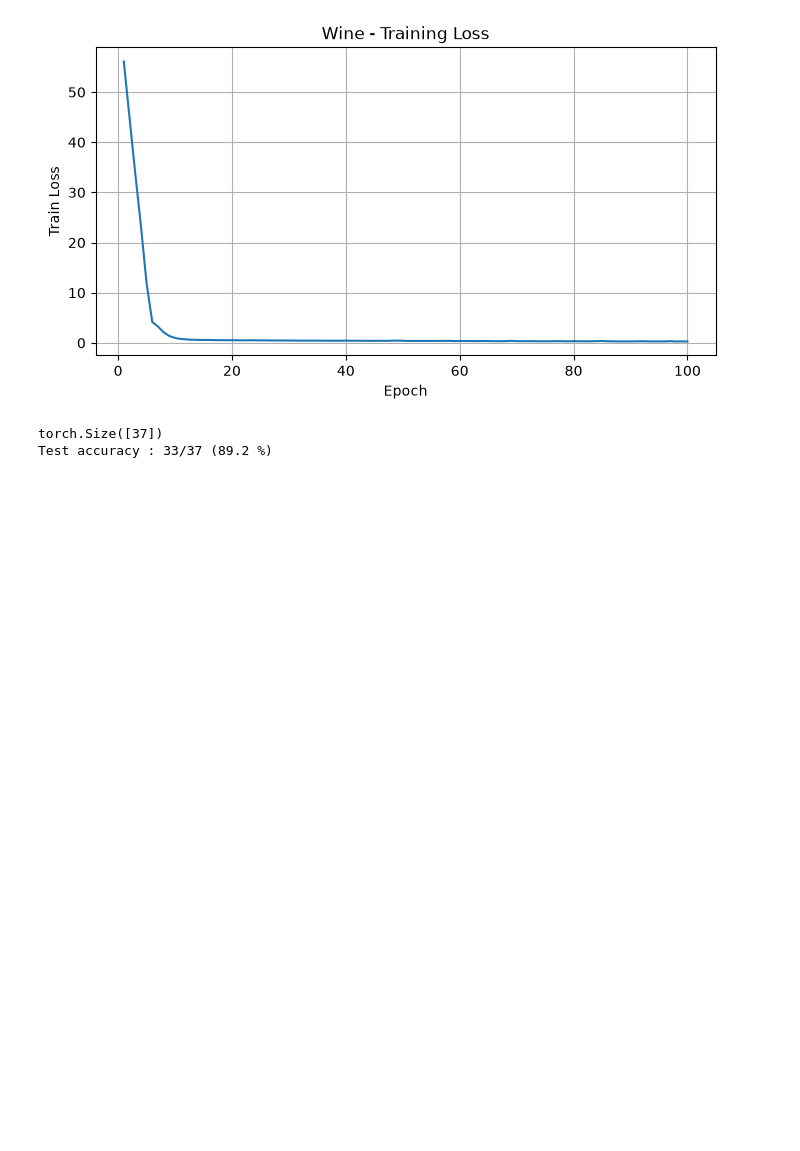
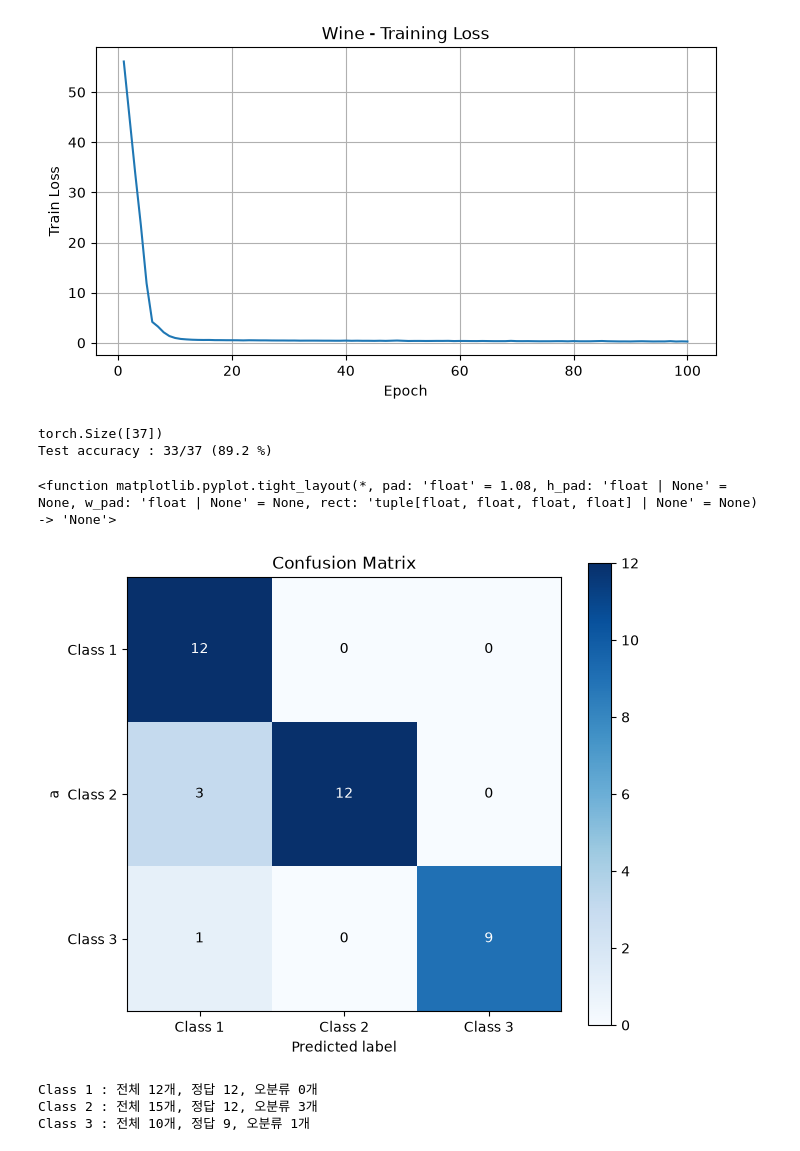
Before and after one commit to ghdwlswn97-source/PyTorch, a Jupyter notebook: 04.multiclass/01.multiclass_Wine.ipynb, the cells around one changed output. Cells and saved outputs as stored; diff of their text form; code cells hidden in the pictures; blank space fills up the shorter version.

```diff
--- a/04.multiclass/01.multiclass_Wine.ipynb
+++ b/04.multiclass/01.multiclass_Wine.ipynb
@@ -240,3 +240,39 @@ print(f'Test accuracy : {correct}/{total} ({accuracy:.1f} %)')
 # %% [output]
 torch.Size([37])
 Test accuracy : 33/37 (89.2 %)
+# %%
+N_CLASS = 3     # 클래스 3개
+
+confusion = torch.bincount(N_CLASS*y_true + y_pred, minlength=N_CLASS**2).reshape(N_CLASS, N_CLASS).numpy()
+
+class_name = ['Class 1', 'Class 2', 'Class 3']
+
+plt.figure(figsize = (7, 6))
+plt.imshow(confusion, cmap='Blues')
+plt.title('Confusion Matrix')
+plt.colorbar()
+
+for i in range(N_CLASS):
+    for j in range(N_CLASS):
+        plt.text(j, i, confusion[i,j], ha='center', va = 'center',
+                color = 'white' if confusion[i, j] > confusion.max() / 1.5 else 'black')
+
+plt.xticks(range(N_CLASS), class_name)
+plt.yticks(range(N_CLASS), class_name)
+plt.xlabel('Predicted label')
+plt.ylabel('a')
+plt.tight_layout
+# %% [output]
+<function matplotlib.pyplot.tight_layout(*, pad: 'float' = 1.08, h_pad: 'float | None' = None, w_pad: 'float | None' = None, rect: 'tuple[float, float, float, float] | None' = None) -> 'None'>
+[figure, added]
+# %%
+# 클래스별 정답 개수와 오분류 개수
+for i, name in enumerate(class_name):
+    total_count = int(confusion[i].sum())
+    true_count = int(confusion[i,i])
+    wrong_count = total_count - true_count
+    print(f'{name} : 전체 {total_count}개, 정답 {true_count}, 오분류 {wrong_count}개')
+# %% [output]
+Class 1 : 전체 12개, 정답 12, 오분류 0개
+Class 2 : 전체 15개, 정답 12, 오분류 3개
+Class 3 : 전체 10개, 정답 9, 오분류 1개
```
Also changed, not shown: parts of 1 cell of this notebook, 1 other file.
